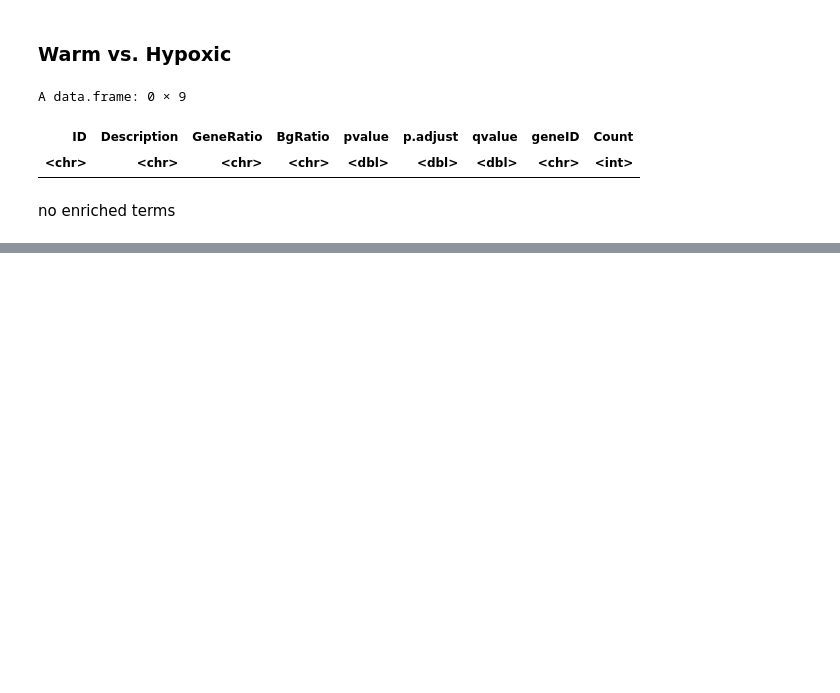
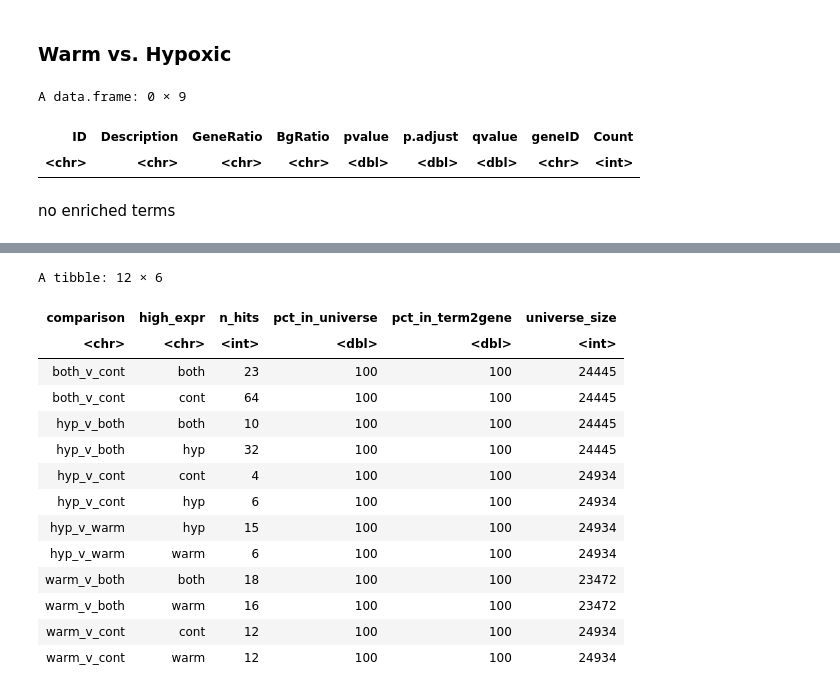
Before and after one commit to jgmcdonough/CE24_RNA-seq, a Jupyter notebook: analysis/diff_expression/phase1_v_phase1/GO_newRef_p1.v.p1.ipynb, the cells around one changed output, grey strips where cells are left out. Drawn from its saved outputs; the diff is of its cells as text; code cells hidden in the pictures; blank space fills up the shorter version.

```diff
--- a/analysis/diff_expression/phase1_v_phase1/GO_newRef_p1.v.p1.ipynb
+++ b/analysis/diff_expression/phase1_v_phase1/GO_newRef_p1.v.p1.ipynb
@@ -501,0 +576,27 @@ no enriched terms
+# %%
+# 1. Are all hit genes in their universe? (should be 100% for every group)
+map_dfr(hits, function(d) {
+  comp <- d$comparison[1]
+  tibble(comparison = comp,
+         high_expr  = d$high_expr[1],
+         n_hits     = nrow(d),
+         pct_in_universe = mean(d$gene %in% universes[[comp]]) * 100,
+         pct_in_term2gene = mean(d$gene %in% term2gene[[2]]) * 100,  # adjust if gene is col 2
+         universe_size = length(universes[[comp]]))
+})
+# %% [output]
+A tibble: 12 × 6
+| comparison | high_expr | n_hits | pct_in_universe | pct_in_term2gene | universe_size |
+| <chr> | <chr> | <int> | <dbl> | <dbl> | <int> |
+| both_v_cont | both | 23 | 100 | 100 | 24445 |
+| both_v_cont | cont | 64 | 100 | 100 | 24445 |
+| hyp_v_both | both | 10 | 100 | 100 | 24445 |
+| hyp_v_both | hyp | 32 | 100 | 100 | 24445 |
+| hyp_v_cont | cont | 4 | 100 | 100 | 24934 |
+| hyp_v_cont | hyp | 6 | 100 | 100 | 24934 |
+| hyp_v_warm | hyp | 15 | 100 | 100 | 24934 |
+| hyp_v_warm | warm | 6 | 100 | 100 | 24934 |
+| warm_v_both | both | 18 | 100 | 100 | 23472 |
+| warm_v_both | warm | 16 | 100 | 100 | 23472 |
+| warm_v_cont | cont | 12 | 100 | 100 | 24934 |
+| warm_v_cont | warm | 12 | 100 | 100 | 24934 |
```
Also changed, not shown: parts of 11 cells of this notebook.
